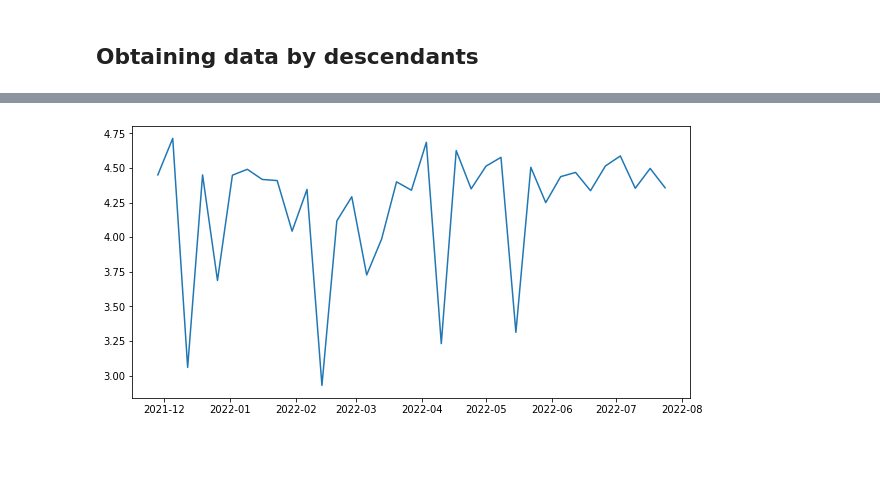
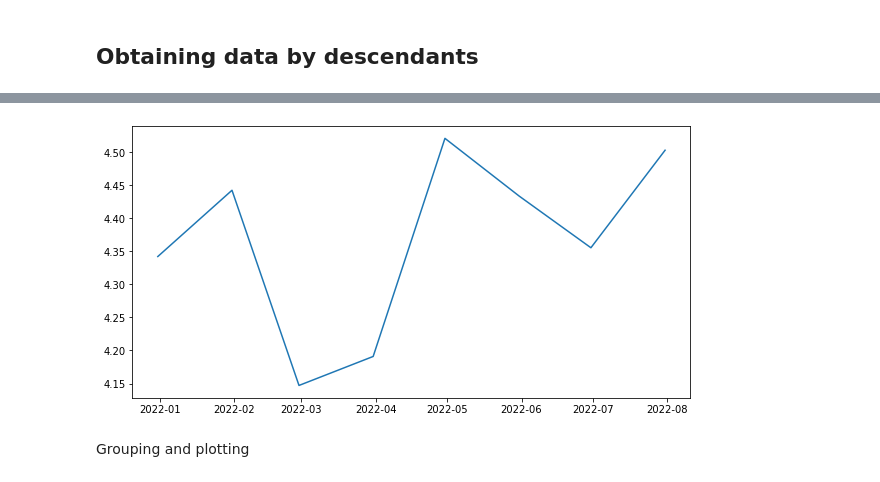
Before and after one commit to evegarcianz/CustomerServiceScraping, a Jupyter notebook: Reviews_Scraping.ipynb, the cells around one changed output, grey strips where cells are left out. Cells and saved outputs as stored; diff of their text form; code cells hidden in the pictures; blank space fills up the shorter version.

```diff
--- a/Reviews_Scraping.ipynb
+++ b/Reviews_Scraping.ipynb
@@ -123,0 +203,2 @@ df[1] = pd.to_datetime(df[1]) - pd.to_timedelta(7, unit='d')
+# %%
+axa2=df_creator('https://www.trustpilot.com/review/www.axa.co.uk')
@@ -123,0 +215,3 @@ df[1] = pd.to_datetime(df[1]) - pd.to_timedelta(7, unit='d')
+# %%
+axa3=axa2.copy()
+axa3.head(40)
@@ -123,0 +236,4 @@ df[1] = pd.to_datetime(df[1]) - pd.to_timedelta(7, unit='d')
+# %%
+axa3[1] = pd.to_datetime(axa3[1])
+# axa3[1] = pd.to_datetime(axa3[1]) - pd.to_timedelta(7, unit='d')
+axa3.head(40)
@@ -124,3 +258,11 @@ df[1] = pd.to_datetime(df[1]) - pd.to_timedelta(7, unit='d')
+# %%
+plt.figure(figsize=(10, 5))
+plt.plot(axa3.groupby([pd.Grouper(key=1, freq='M')])[0].mean())
+plt.show()
+# %% [output]
+[figure, added]
+# %% [markdown]
+Grouping and plotting
 # %%
 # This is for grouping by week (can be adjusted to month)
 # df.groupby([pd.Grouper(key=1, freq='W')])[0].mean()
@@ -127,6 +270,0 @@ df[1] = pd.to_datetime(df[1]) - pd.to_timedelta(7, unit='d')
-# %%
-plt.figure(figsize=(10, 5))
-plt.plot(df.groupby([pd.Grouper(key=1, freq='W')])[0].mean())
-plt.show()
-# %% [output]
-[figure, removed]
```
Also changed, not shown: parts of 11 cells of this notebook.
